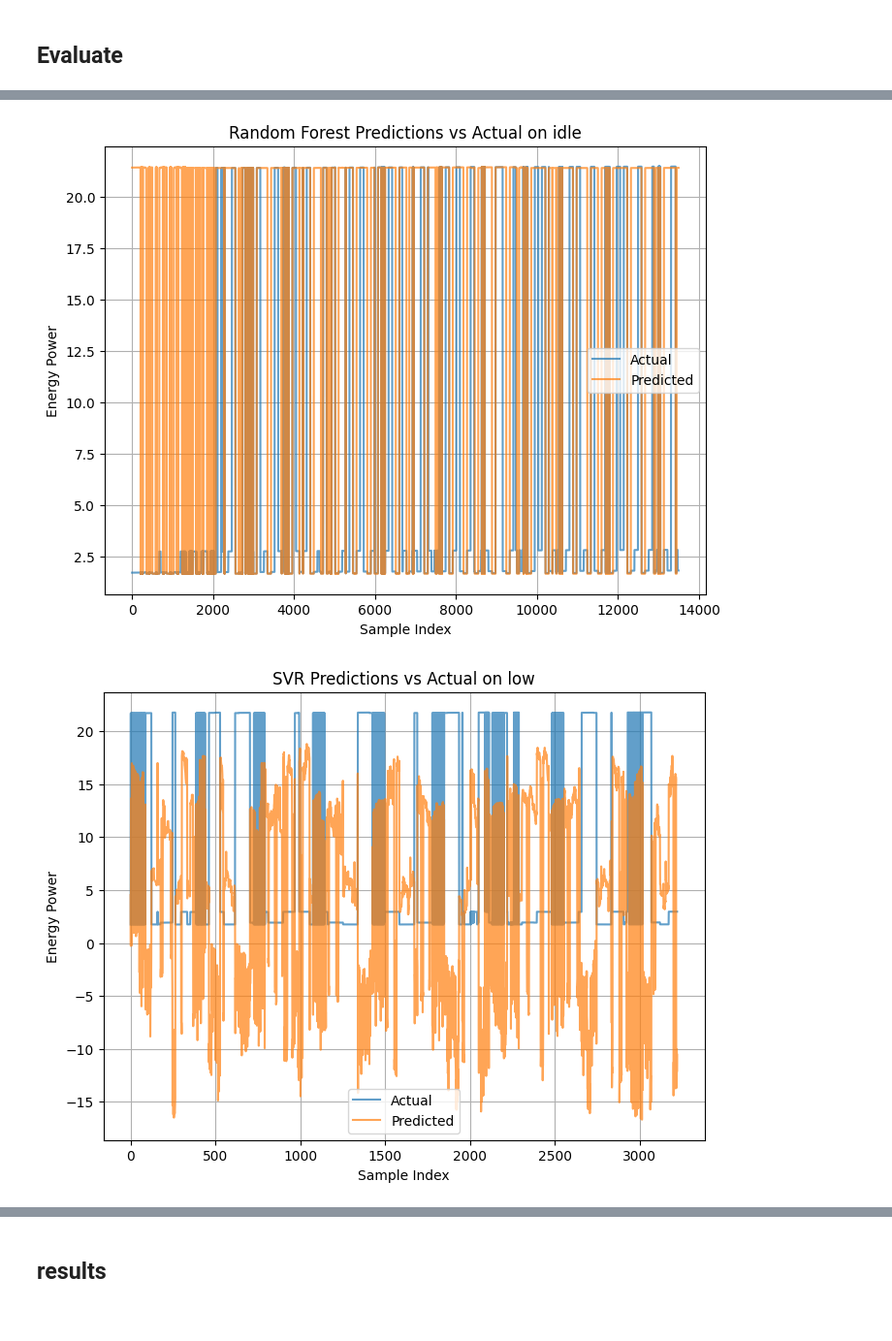
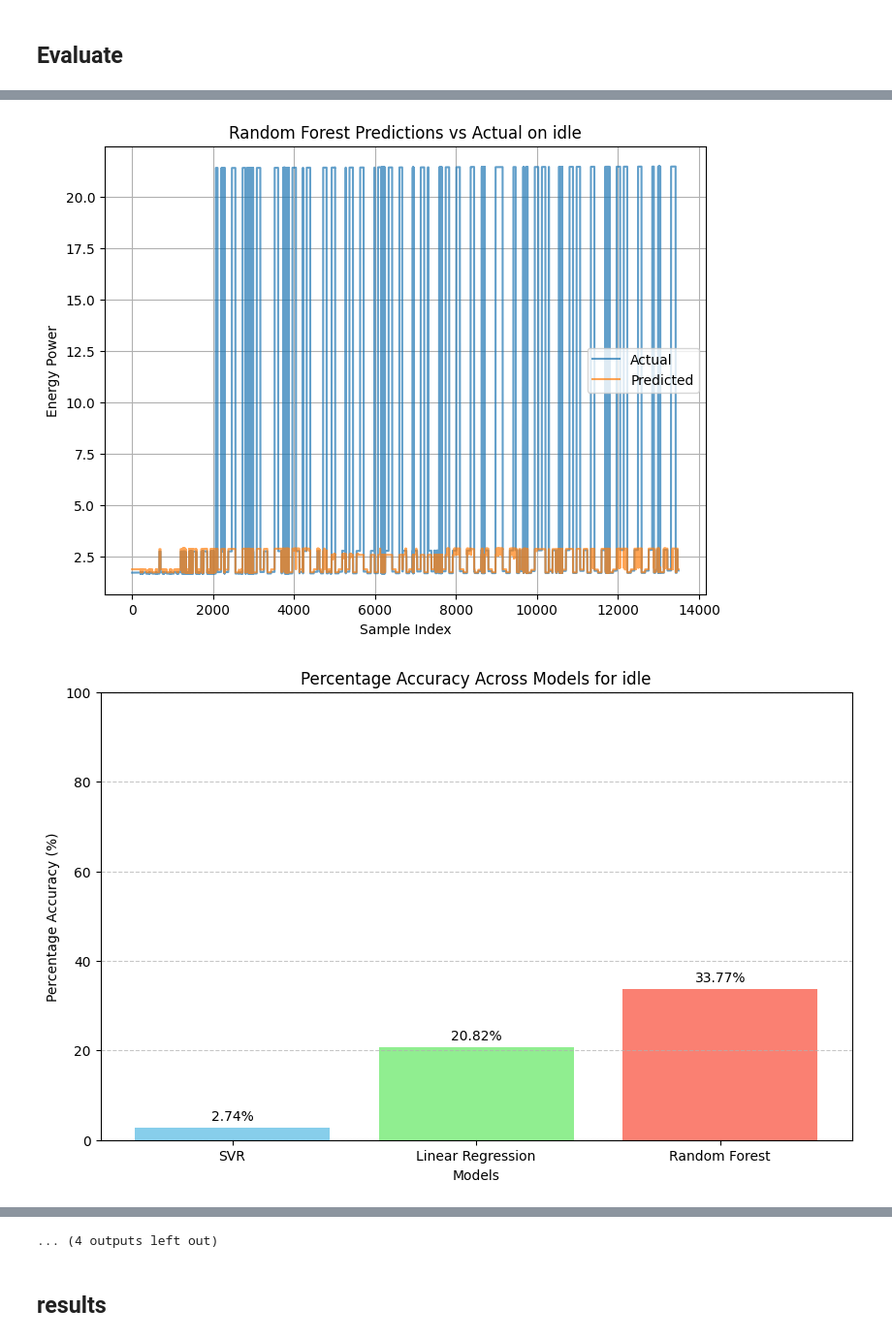
Before and after one commit to nlishivha-1/energy, a Jupyter notebook: machine_learning/notebook.ipynb, the cells around one changed output, grey strips where cells are left out. Shown at 97% size. Saved outputs shown, nothing was run; the diff lists cells and outputs as text; code cells hidden in the pictures.

```diff
--- a/machine_learning/notebook.ipynb
+++ b/machine_learning/notebook.ipynb
@@ -60,11 +63,31 @@ def plot_results(y_test, y_pred, title):
     plt.legend()
     plt.grid()
     plt.show()
+
+
+def plot_percentage_accuracy(results):
+    """
+    Plots percentage accuracy for each model across datasets as a bar chart.
+    """
+    for dataset, metrics in results.items():
+        model_names = list(metrics.keys())
+        accuracies = [metrics[model]["Percentage Accuracy"] for model in model_names]
+
+        plt.figure(figsize=(10, 6))
+        plt.bar(model_names, accuracies, color=['skyblue', 'lightgreen', 'salmon'])
+        plt.title(f"Percentage Accuracy Across Models for {dataset}")
+        plt.ylabel("Percentage Accuracy (%)")
+        plt.xlabel("Models")
+        plt.ylim(0, 100)  # Accuracy should range between 0 and 100
+        plt.grid(axis='y', linestyle='--', alpha=0.7)
+        for i, acc in enumerate(accuracies):
+            plt.text(i, acc + 1, f"{acc:.2f}%", ha='center', va='bottom', fontsize=10)
+        plt.show()
 # %% [markdown]
 ## Ingest data
 # %%
-idle_path = '../data/variable.csv'  # Path to idle data
-test_paths = ['../data/idle.csv', '../data/low.csv', '../data/high.csv']  # Paths to test data
+idle_path = '../data/80_normal.csv'  # Path to idle data
+test_paths = ['../data/idle.csv', '../data/low.csv', '../data/20_normal.csv', '../data/variable.csv']  # Paths to test data
 
 # Preprocess idle dataset
 X_idle, y_idle = preprocess_data(idle_path)
@@ -80,7 +103,7 @@ X_train_idle, X_test_idle, y_train_idle, y_test_idle = train_test_split(X_idle_s
 models = {
     "SVR": SVR(kernel='rbf'),
     "Linear Regression": LinearRegression(),
-    "Random Forest": RandomForestRegressor(n_estimators=100, random_state=42)
+    "Random Forest": RandomForestRegressor(n_estimators=50, random_state=42, max_depth=10, min_samples_split=4, min_samples_leaf=2)
 }
 # %% [markdown]
 ## Train models
@@ -106,9 +129,20 @@ for test_path in test_paths:
         y_pred = model.predict(X_test_scaled)
         mse = mean_squared_error(y_test, y_pred)
         r2 = r2_score(y_test, y_pred)
-        results[dataset_name][name] = {"MSE": mse, "R2 Score": r2}
+        mae = mean_absolute_error(y_test, y_pred)
+        mean_actual = y_test.mean()
+        percentage_accuracy = max(0, (1 - mae / mean_actual) * 100)  # Ensure accuracy is non-negative
+
+        results[dataset_name][name] = {
+            "MSE": mse,
+            "R2 Score": r2,
+            "Percentage Accuracy": percentage_accuracy
+        }
 
         # Plot predictions vs actual
         plot_title = f"{name} Predictions vs Actual on {dataset_name}"
         plot_results(y_test, y_pred, plot_title)
+
+    # Plot bar chart for percentage accuracy
+    plot_percentage_accuracy({dataset_name: results[dataset_name]})
 # %% [output]
@@ -117,2 +151,2 @@ for test_path in test_paths:
-[figure, old version]
+[figure, new version]
-[figure, old version]
+[figure, new version]
@@ -124,2 +161,3 @@ for test_path in test_paths:
+... (4 outputs left out)
 # %% [markdown]
 ## results
```
Also changed, not shown: parts of 5 cells of this notebook, 5 other files.
